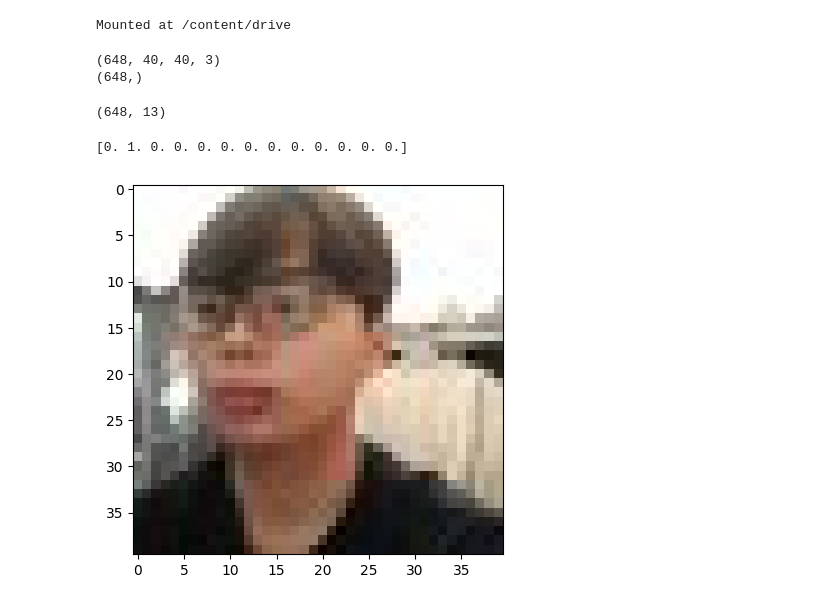
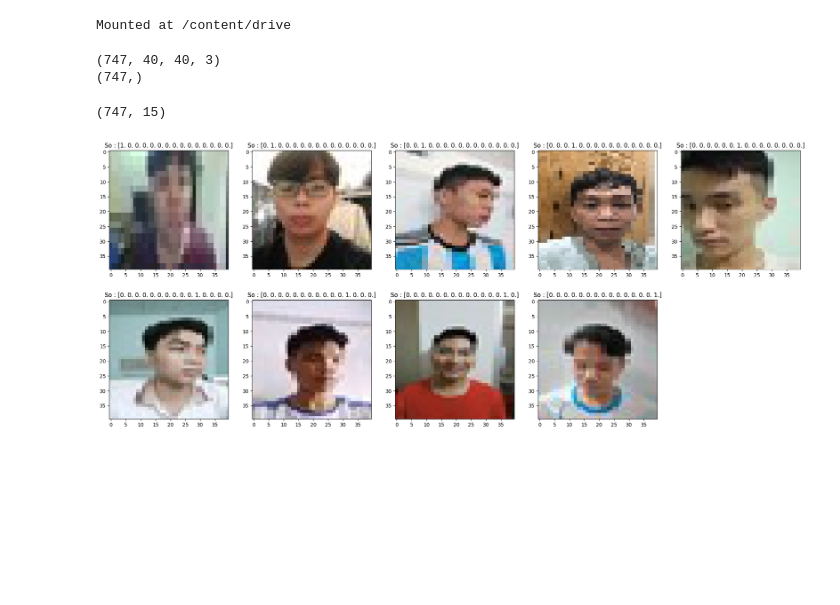
Before and after one commit to Quang-Trong-Tan-Loc/AI, a Jupyter notebook: BT11_classify_face_with_CNN.ipynb, the cells around one changed output. Cells and saved outputs as stored; diff of their text form; code cells hidden in the pictures; blank space fills up the shorter version.

```diff
--- a/BT11_classify_face_with_CNN.ipynb
+++ b/BT11_classify_face_with_CNN.ipynb
@@ -16,37 +15,73 @@ from keras.utils import load_img, img_to_array
 from keras.utils import to_categorical
 # %%
 folder = '/content/drive/MyDrive/Data_CNN/Train/face'
-flower = ['Binh', 'Chi', 'Chuong', 'Huy', 'Phi', 'Phong', 'Thang', 'Tri', 'Tu', 'Tuan', 'Tung', 'Loc', 'Vinh' ]
+name = ['Binh', 'Chi', 'Chuong','Dong','Huy', 'Phi', 'Phong', 'Thang','Thanh', 'Tri', 'Truong', 'Tu', 'Tuan', 'Tung', 'Loc', 'Vinh' ]
 photos, lables = list(), list()
-for i in range (13):
-  filename = folder +'/'+ flower[i] + '/'
+for i in range (15):
+  filename = folder +'/'+ name[i] + '/'
   for file in listdir (filename):
     photo = load_img (filename + file, target_size=(40,40))
     photo = img_to_array(photo)
     photos.append(photo)
     lables.append(i)
-photos = asarray(photos)
-lables = asarray(lables)
+photos_train = asarray(photos)
+lables_train = asarray(lables)
 # %%
-print(photos.shape)
-print(lables.shape)
+print(photos_train.shape)
+print(lables_train.shape)
 # %% [output]
-(648, 40, 40, 3)
-(648,)
+(747, 40, 40, 3)
+(747,)
 # %%
 from keras.utils import to_categorical
-y = to_categorical(lables)
-print(y.shape)
+y_train = to_categorical(lables_train)
+print(y_train.shape)
 # %% [output]
-(648, 13)
+(747, 15)
 # %%
-X = photos.astype('float32')/255
+X_train = photos_train.astype('float32')/255
-# %%
-plt.imshow(X[50])
-print(y[50])
-# %% [output]
-[0. 1. 0. 0. 0. 0. 0. 0. 0. 0. 0. 0. 0.]
-[figure, removed]
+# %%
+plt.figure(figsize = [25,10])
+
+plt.subplot(251)
+plt.imshow(X_train[1])
+plt.title('So : {}'.format(y_train[1]))
+
+plt.subplot(252)
+plt.imshow(X_train[60])
+plt.title('So : {}'.format(y_train[60]))
+
+plt.subplot(253)
+plt.imshow(X_train[100])
+plt.title('So : {}'.format(y_train[100]))
+
+plt.subplot(254)
+plt.imshow(X_train[160])
+plt.title('So : {}'.format(y_train[160]))
+
+plt.subplot(255)
+plt.imshow(X_train[300])
+plt.title('So : {}'.format(y_train[300]))
+
+plt.subplot(256)
+plt.imshow(X_train[500])
+plt.title('So : {}'.format(y_train[500]))
+
+plt.subplot(257)
+plt.imshow(X_train[580])
+plt.title('So : {}'.format(y_train[580]))
+
+plt.subplot(258)
+plt.imshow(X_train[650])
+plt.title('So : {}'.format(y_train[650]))
+
+plt.subplot(259)
+plt.imshow(X_train[700])
+plt.title('So : {}'.format(y_train[700]))
+
+plt.show()
+# %% [output]
+[figure, added]
 # %%
 from keras.models import Sequential, Model
 from keras.layers import Dense, Flatten, Dropout, Conv2D, MaxPooling2D, Normalization, Input
```
Also changed, not shown: parts of 11 cells of this notebook.
